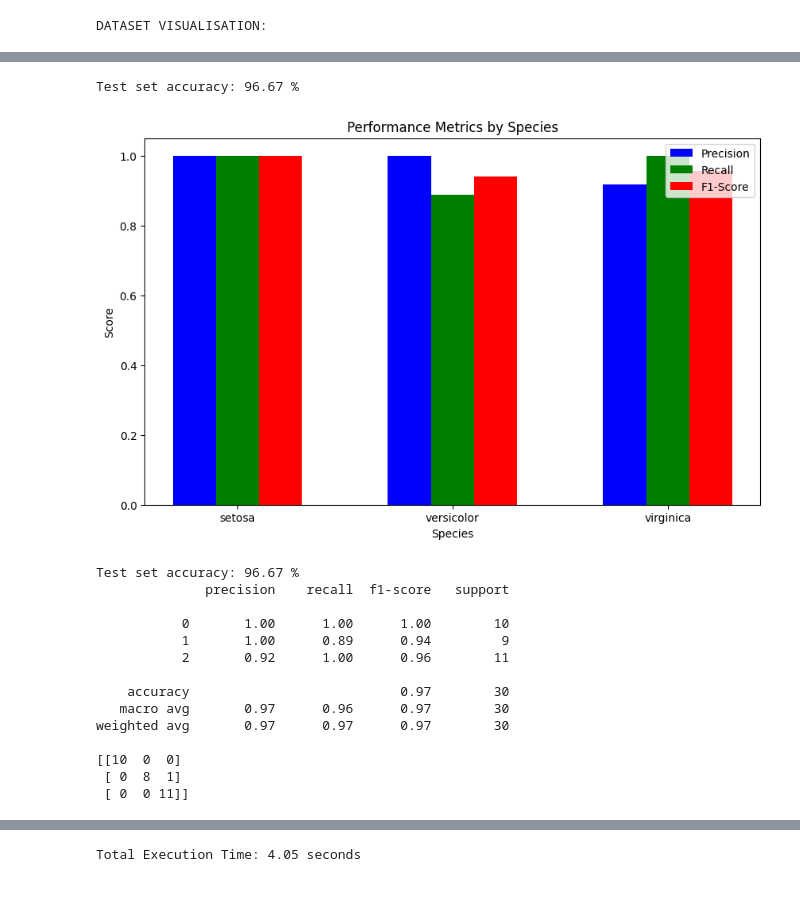
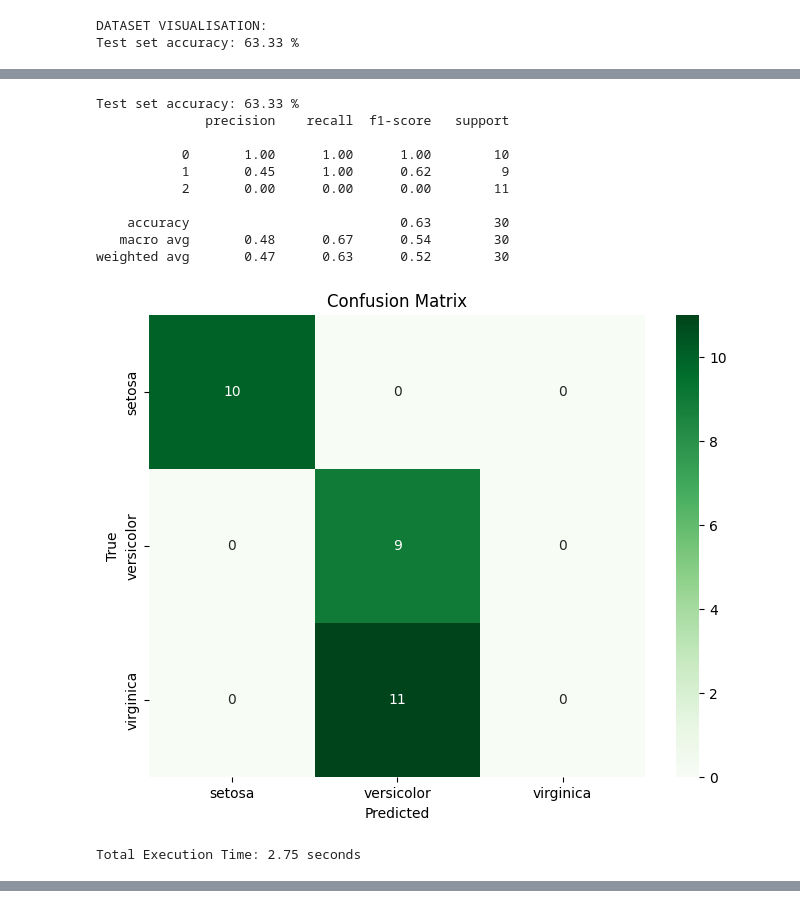
Before and after one commit to JoysgitHub/AI-COLLAB, a Jupyter notebook: DECISION_TREE_IRIS_FINAL.ipynb, the cells around one changed output, grey strips where cells are left out. Saved outputs shown, nothing was run; the diff lists cells and outputs as text; code cells hidden in the pictures.

```diff
--- a/DECISION_TREE_IRIS_FINAL.ipynb
+++ b/DECISION_TREE_IRIS_FINAL.ipynb
@@ -34,35 +34,13 @@ X_train, X_test, y_train, y_test = train_test_split(iris.data, iris.target, test
 
 
 # Initialize a DecisionTreeClassifier object with specific hyperparameters
-model = DecisionTreeClassifier(criterion="entropy", max_depth=2, min_samples_leaf=5)
+model = DecisionTreeClassifier(criterion="entropy", max_depth=1, min_samples_leaf=5)
 
 
-# Lists to store training loss at each iteration
-train_losses = []
-val_losses = []
-test_accuracies = []
-test_time = []
+
 
 # Train the decision tree classifier on the training set
-for i in range(100):  # assuming 100 iterations
-    model.fit(X_train, y_train)
-    train_losses.append(model.score(X_train, y_train))
-    val_losses.append(model.score(X_test, y_test))
-    test_accuracies.append(model.score(X_test, y_test))
-    time_now = time.time() - start_time
-    test_time.append(time_now)
-
-# Plotting both training loss and test accuracy over time
-plt.figure(figsize=(10, 6))
-plt.plot(test_time, train_losses, marker='o', color='b', label='Training Loss')
-plt.plot(test_time, test_accuracies, marker='x', color='r', label='Test Accuracy')
-plt.plot(test_time, val_losses , marker='s', color='g', label='Validation Accuracy')
-plt.xlabel('Time (seconds)')
-plt.ylabel('Training Loss / Test Accuracy')
-plt.title('Training Loss and Test Accuracy Over Time')
-plt.legend()
-plt.grid(True)
-plt.show()
+model.fit(X_train, y_train)
 
 
 
@@ -135,4 +113,5 @@ print("Total Execution Time: {:.2f} seconds".format(execution_time))
 #plt.show()
 # %% [output]
 DATASET VISUALISATION:
+Test set accuracy: 63.33 %
 [figure]
@@ -140,16 +119,12 @@ DATASET VISUALISATION:
-Test set accuracy: 96.67 %
+Test set accuracy: 63.33 %
+              precision    recall  f1-score   support
+
+           0       1.00      1.00      1.00        10
+           1       0.45      1.00      0.62         9
+           2       0.00      0.00      0.00        11
+
+    accuracy                           0.63        30
+   macro avg       0.48      0.67      0.54        30
+weighted avg       0.47      0.63      0.52        30
-[figure, old version]
+[figure, new version]
-Test set accuracy: 96.67 %
-              precision    recall  f1-score   support
-
-           0       1.00      1.00      1.00        10
-           1       1.00      0.89      0.94         9
-           2       0.92      1.00      0.96        11
-
-    accuracy                           0.97        30
-   macro avg       0.97      0.96      0.97        30
-weighted avg       0.97      0.97      0.97        30
-
-[[10  0  0]
- [ 0  8  1]
- [ 0  0 11]]
+Total Execution Time: 2.75 seconds
@@ -157 +130,0 @@ weighted avg       0.97      0.97      0.97        30
-Total Execution Time: 4.05 seconds
```
Also changed, not shown: parts of 1 cell of this notebook.
